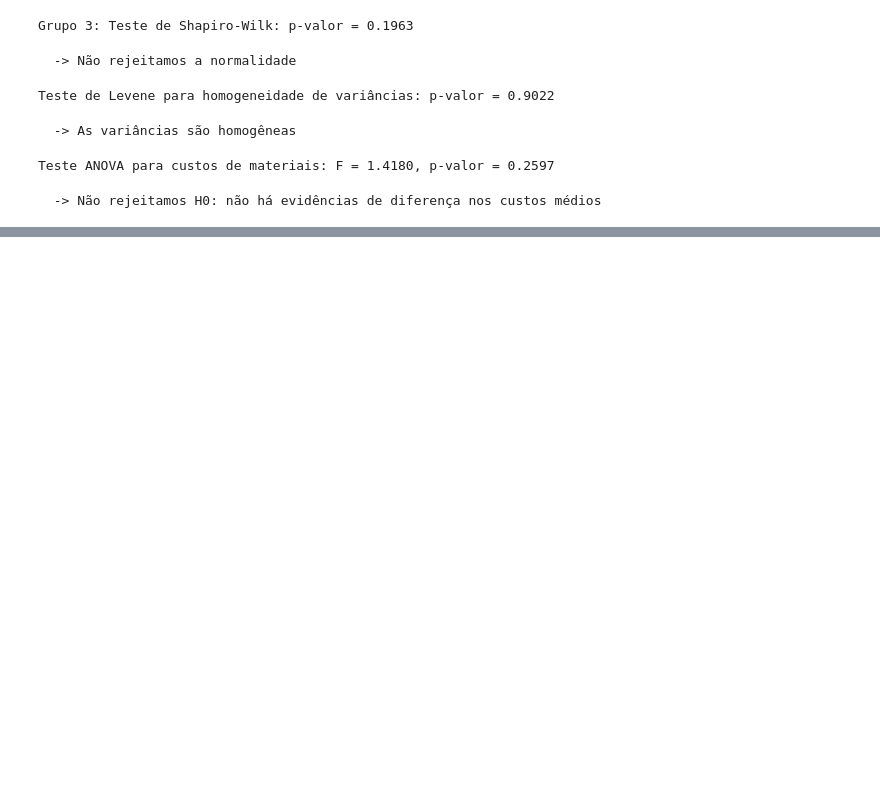
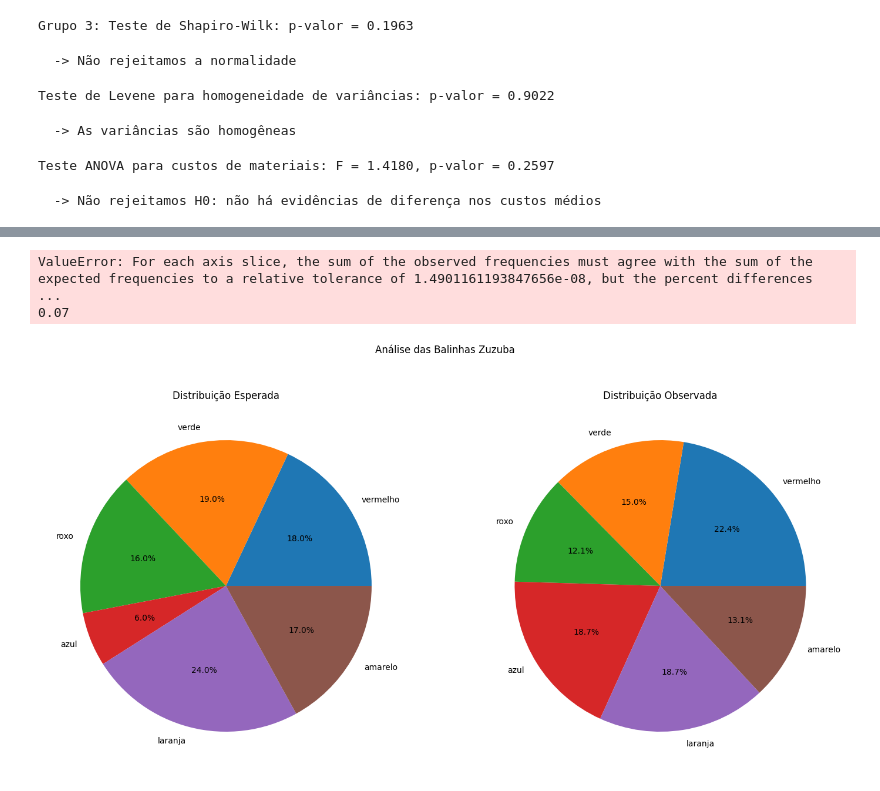
Before and after one commit to tomast1337/GCC1625_T1, a Jupyter notebook: IE_T2_NICOLAS_VYCAS_NERY.ipynb, the cells around one changed output, grey strips where cells are left out. Saved outputs shown, nothing was run; the diff lists cells and outputs as text; code cells hidden in the pictures; blank space fills up the shorter version.

```diff
--- a/IE_T2_NICOLAS_VYCAS_NERY.ipynb
+++ b/IE_T2_NICOLAS_VYCAS_NERY.ipynb
@@ -414,0 +481,44 @@ Teste ANOVA para custos de materiais: F = 1.4180, p-valor = 0.2597
+# %%
+import numpy as np
+from scipy import stats
+import matplotlib.pyplot as plt
+import pandas as pd
+# 5.3 Teste χ² (Zuzuba)
+
+cores = ['vermelho', 'verde', 'roxo', 'azul', 'laranja', 'amarelo']
+esperado = np.array([18, 19, 16, 6, 24, 17])
+observado = np.array([24, 16, 13, 20, 20, 14])
+
+# Criar gráficos de setores
+fig, (ax1, ax2) = plt.subplots(1, 2, figsize=(15, 7))
+
+# Gráfico para valores esperados
+ax1.pie(esperado, labels=cores, autopct='%1.1f%%')
+ax1.set_title('Distribuição Esperada')
+
+# Gráfico para valores observados
+ax2.pie(observado, labels=cores, autopct='%1.1f%%')
+ax2.set_title('Distribuição Observada')
+
+plt.suptitle('Análise das Balinhas Zuzuba', y=1.05)
+plt.tight_layout()
+
+# Realizar teste qui-quadrado
+chi2_stat, p_valor = stats.chisquare(observado, esperado)
+gl = len(cores) - 1
+
+print("\n5.3 Teste Zuzuba:")
+print(f"Graus de liberdade: {gl}")
+print(f"Estatística qui-quadrado: {chi2_stat:.4f}")
+print(f"Valor-p: {p_valor:.4f}")
+
+alpha = 0.05
+print(f"\nTeste de Hipótese (α = {alpha}):")
+if p_valor < alpha:
+    print("Rejeita-se H0 - Há evidências significativas de diferença na distribuição")
+else:
+    print("Não se rejeita H0 - Não há evidências de diferença na distribuição")
+# %% [output]
+ValueError: For each axis slice, the sum of the observed frequencies must agree with the sum of the expected frequencies to a relative tolerance of 1.4901161193847656e-08, but the percent differences  ...
+0.07
+[figure, added]
```
Also changed, not shown: parts of 4 cells of this notebook.
